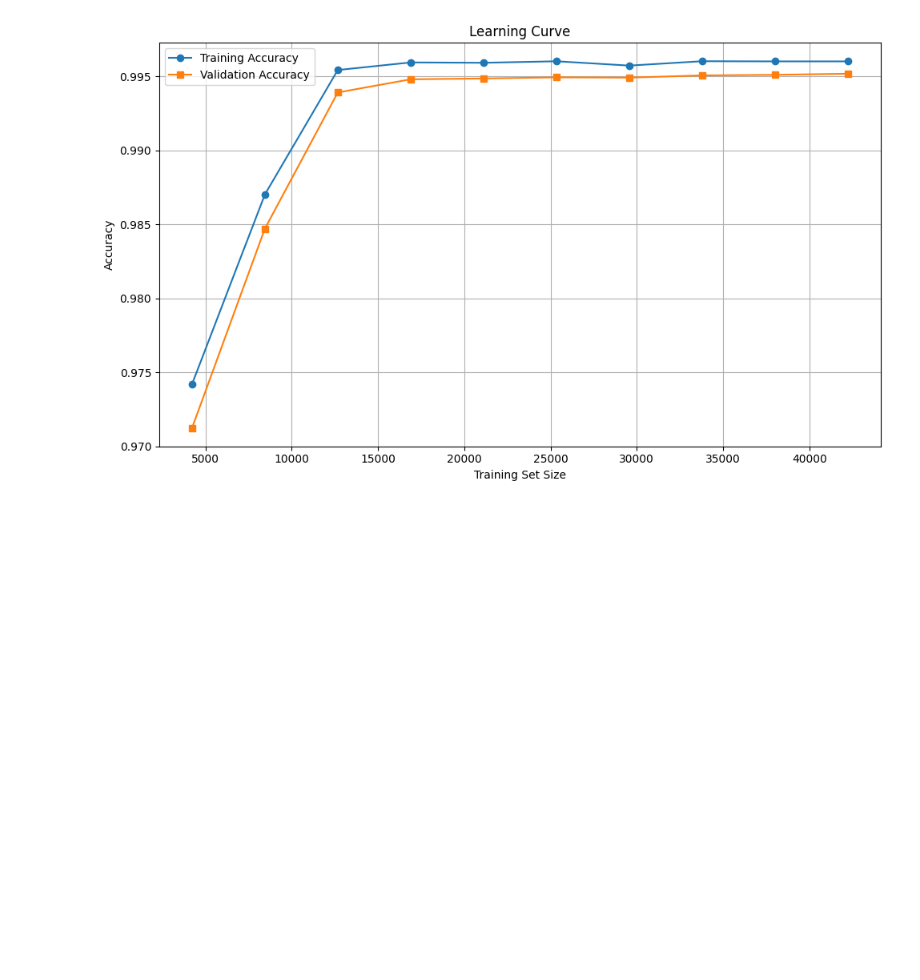
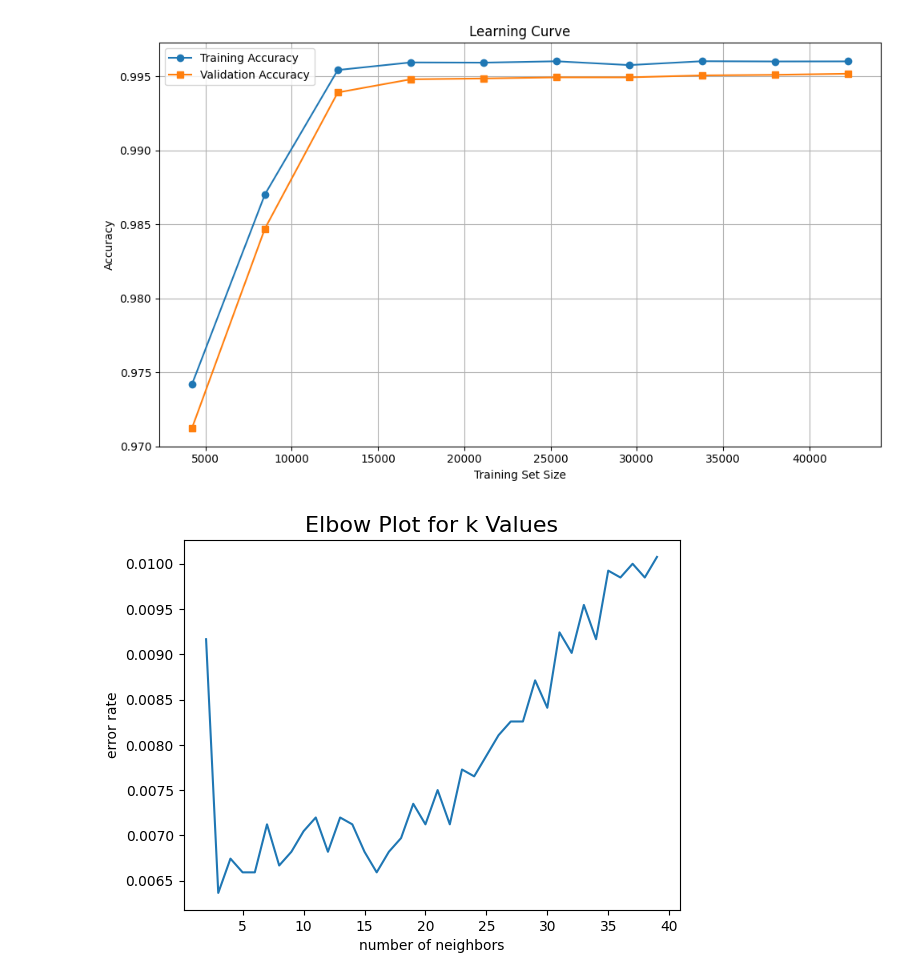
Before and after one commit to ChristopherZinati/483-final-project, a Jupyter notebook: OPCUA_notebook.ipynb, the cells around one changed output. Cells and saved outputs as stored; diff of their text form; code cells hidden in the pictures; blank space fills up the shorter version.

```diff
--- a/OPCUA_notebook.ipynb
+++ b/OPCUA_notebook.ipynb
@@ -16,7 +16,7 @@ pd.set_option('display.float_format', lambda x: f'{x:.4f}')
 
 
 #it isn't reading just the relative path for some reason, so use the whole path
-df = pd.read_csv(MAX_DATA_PATH)
+df = pd.read_csv(CHRIS_DATA_PATH)
 
 instancesToDrop= ['MITM', 'Impersonation']
 df = (df[df.multi_label.isin(instancesToDrop) == False]) #drop instances of MITM and Impersonation
@@ -584,0 +587,22 @@ pickle.dump(RandomForestModel1_proccessed, open(filename, 'wb'))
+# %%
+from sklearn.neighbors import KNeighborsClassifier
+
+k_vals = []
+error_rates = []
+
+for i in range(2, 40):
+    knn = KNeighborsClassifier(n_neighbors=i)
+    knn.fit(X_train_clean, y_train)
+    error_rates.append(
+        1 - accuracy_score(y_test, knn.predict(X_test_clean))
+    )
+    k_vals.append(i)
+
+plt.figure()
+plt.title("Elbow Plot for k Values", fontsize=16)
+plt.plot(k_vals, error_rates, linestyle='-')
+plt.xlabel("number of neighbors")
+plt.ylabel("error rate")
+plt.show()
+# %% [output]
+[figure, added]
```
Also changed, not shown: parts of 28 cells of this notebook, 13 other files.
